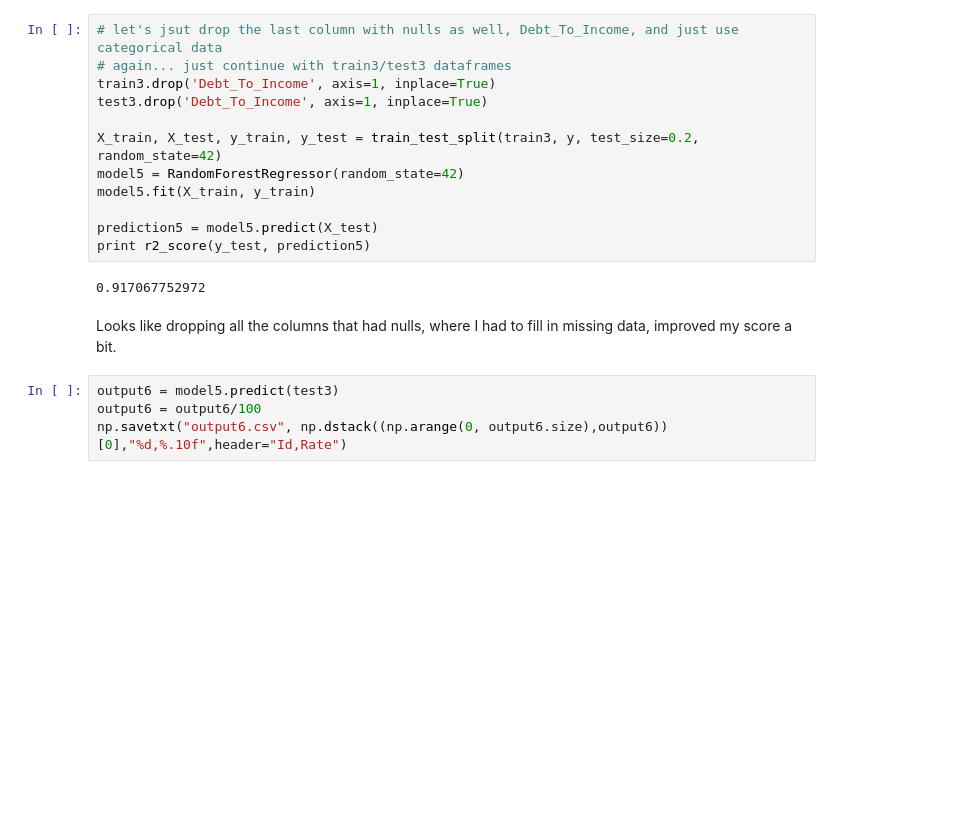
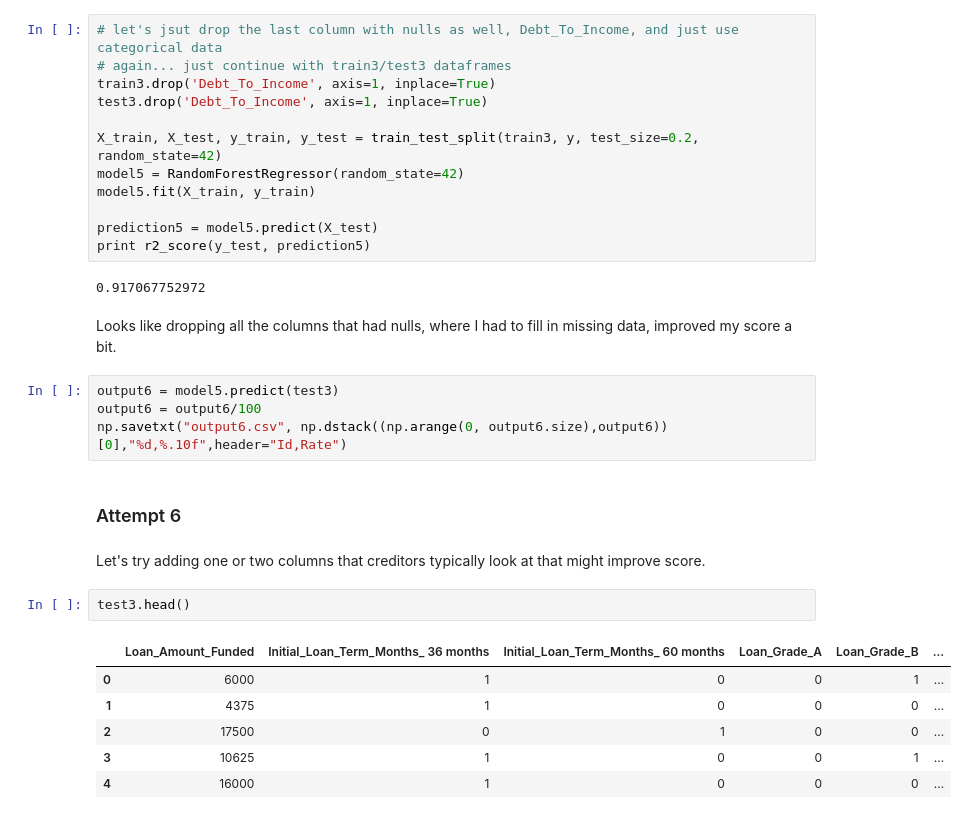
Before and after one commit to gnitnuj/NTL, a Jupyter notebook: NTL.ipynb, the cells around one changed output. Saved outputs shown, nothing was run; the diff lists cells and outputs as text; blank space fills up the shorter version.

```diff
--- a/NTL.ipynb
+++ b/NTL.ipynb
@@ -946,3 +946,16 @@ Looks like dropping all the columns that had nulls, where I had to fill in missi
 output6 = model5.predict(test3)
 output6 = output6/100
 np.savetxt("output6.csv", np.dstack((np.arange(0, output6.size),output6))[0],"%d,%.10f",header="Id,Rate")
+# %% [markdown]
+### Attempt 6
+# %% [markdown]
+Let's try adding one or two columns that creditors typically look at that might improve score.
+# %%
+test3.head()
+# %% [output]
+|  | Loan_Amount_Funded | Initial_Loan_Term_Months_ 36 months | Initial_Loan_Term_Months_ 60 months | Loan_Grade_A | Loan_Grade_B | ... |
+| 0 | 6000 | 1 | 0 | 0 | 1 | ... |
+| 1 | 4375 | 1 | 0 | 0 | 0 | ... |
+| 2 | 17500 | 0 | 1 | 0 | 0 | ... |
+| 3 | 10625 | 1 | 0 | 0 | 1 | ... |
+| 4 | 16000 | 1 | 0 | 0 | 0 | ... |
```
Also changed, not shown: parts of 16 cells of this notebook, 1 other file.
